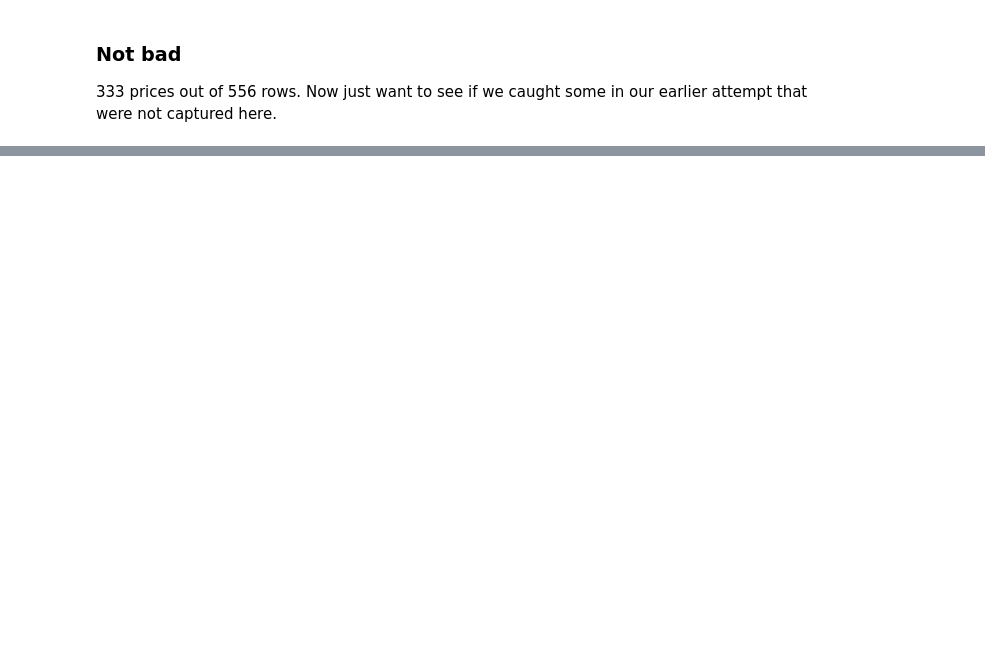
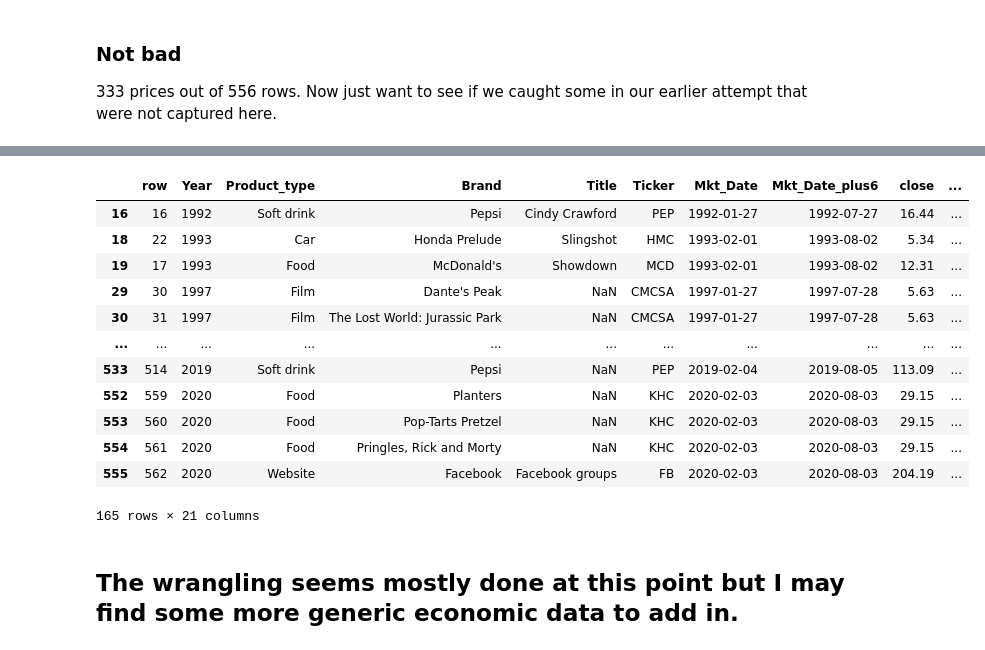
Before and after one commit to mikedshadow/Capstone-2, a Jupyter notebook: Notebooks/Capstone-2-Data-Wrangling.ipynb, the cells around one changed output, grey strips where cells are left out. Saved outputs shown, nothing was run; the diff lists cells and outputs as text; code cells hidden in the pictures; blank space fills up the shorter version.

Commit message:
Data Wrangle semifinal

```diff
--- a/Notebooks/Capstone-2-Data-Wrangling.ipynb
+++ b/Notebooks/Capstone-2-Data-Wrangling.ipynb
@@ -941,0 +994,6 @@ df5.head(20)
+# %%
+#  create a new column
+df['New'] = np.where(df.Year_x - df.year_inc < 0 ,0, np.where(df.Year_x - df.year_inc < 8,1,0))
+df[df.New == 1].Ticker.unique()
+
+## Problem here is that year_inc is not very accurate from output1 in many cases but I tried to clean those up in output2
@@ -941,0 +1012,4 @@ df5.head(20)
+# %%
+# Should have done this earlier but ditch the _x in some variables
+df =df.rename(columns={'Year_x':'Year', 'Mkt_Date_x':'Mkt_Date', 'Mkt_Date_plus6_x':'Mkt_Date_plus6', 'close_x':'close', 'close_plus6_x':'close_plus6'})
+df.info()
@@ -941,0 +1034,8 @@ df5.head(20)
+# %%
+# convert close and close_plus6 to float
+df['close'] = pd.to_numeric(df.close, errors='coerce')
+df['close_plus6'] = pd.to_numeric(df.close_plus6, errors='coerce')
+# Now compute return for each row.
+df['return'] = (df.close_plus6 - df.close)/df.close
+df['SP_return'] = (df.spx_plus6 - df.spx_close)/df.spx_close
+df.info()
@@ -941,0 +1060,20 @@ df5.head(20)
+# %%
+ df['overperform'] = np.where(df['return'] > df['SP_return'], 1, 0)
+# %%
+df[df.overperform == 1]
+# %% [output]
+|  | row | Year | Product_type | Brand | Title | Ticker | Mkt_Date | Mkt_Date_plus6 | close | ... |
+| 16 | 16 | 1992 | Soft drink | Pepsi | Cindy Crawford | PEP | 1992-01-27 | 1992-07-27 | 16.44 | ... |
+| 18 | 22 | 1993 | Car | Honda Prelude | Slingshot | HMC | 1993-02-01 | 1993-08-02 | 5.34 | ... |
+| 19 | 17 | 1993 | Food | McDonald's | Showdown | MCD | 1993-02-01 | 1993-08-02 | 12.31 | ... |
+| 29 | 30 | 1997 | Film | Dante's Peak | NaN | CMCSA | 1997-01-27 | 1997-07-28 | 5.63 | ... |
+| 30 | 31 | 1997 | Film | The Lost World: Jurassic Park | NaN | CMCSA | 1997-01-27 | 1997-07-28 | 5.63 | ... |
+| ... | ... | ... | ... | ... | ... | ... | ... | ... | ... | ... |
+| 533 | 514 | 2019 | Soft drink | Pepsi | NaN | PEP | 2019-02-04 | 2019-08-05 | 113.09 | ... |
+| 552 | 559 | 2020 | Food | Planters | NaN | KHC | 2020-02-03 | 2020-08-03 | 29.15 | ... |
+| 553 | 560 | 2020 | Food | Pop-Tarts Pretzel | NaN | KHC | 2020-02-03 | 2020-08-03 | 29.15 | ... |
+| 554 | 561 | 2020 | Food | Pringles, Rick and Morty | NaN | KHC | 2020-02-03 | 2020-08-03 | 29.15 | ... |
+| 555 | 562 | 2020 | Website | Facebook | Facebook groups | FB | 2020-02-03 | 2020-08-03 | 204.19 | ... |
+165 rows × 21 columns
+# %% [markdown]
+## The wrangling seems mostly done at this point but I may find some more generic economic data to add in.
```
Also changed, not shown: parts of 44 cells of this notebook, 3 other files.
